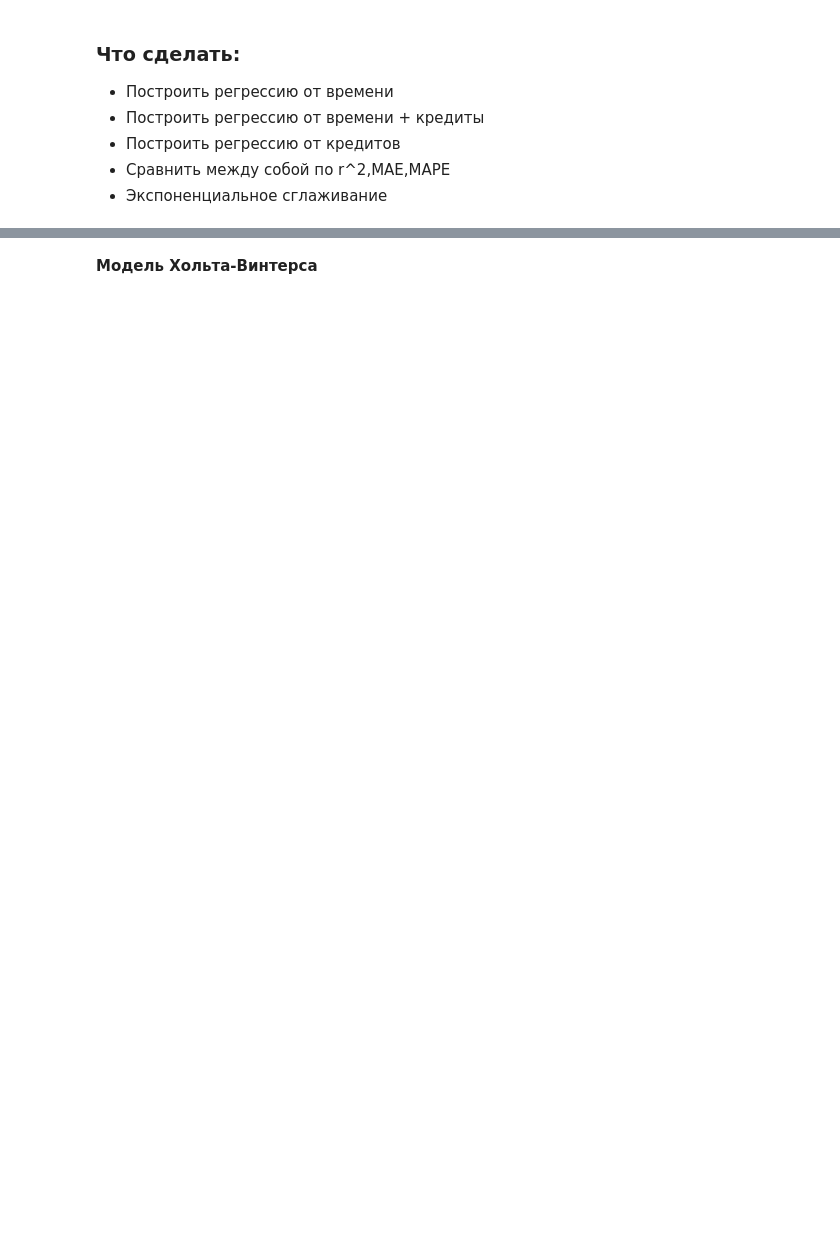
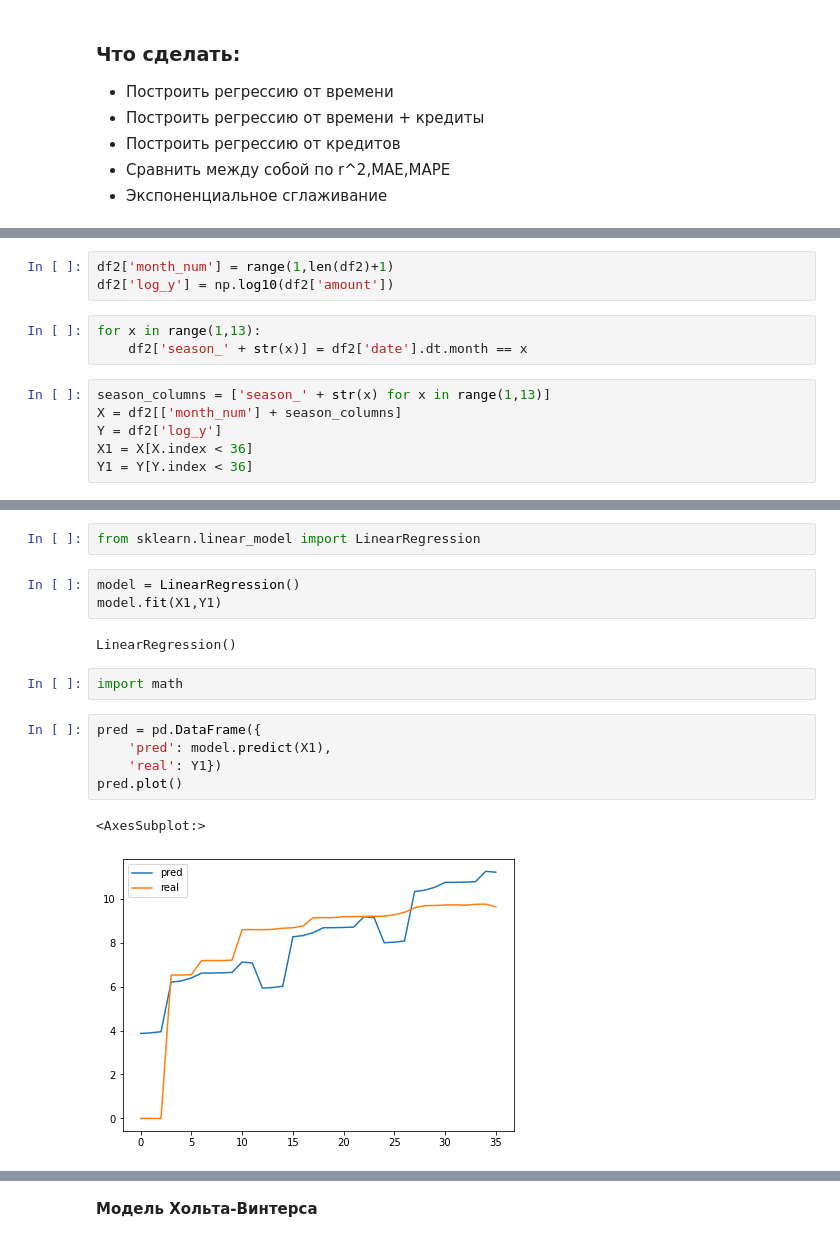
Before and after one commit to lisa2271/Praktika, a Jupyter notebook: praktika.ipynb, the cells around one changed output, grey strips where cells are left out. Cells and saved outputs as stored; diff of their text form; blank space fills up the shorter version.

```diff
--- a/praktika.ipynb
+++ b/praktika.ipynb
@@ -234,0 +257,12 @@ plot_acf(stl.resid)
+# %%
+df2['month_num'] = range(1,len(df2)+1)
+df2['log_y'] = np.log10(df2['amount'])
+# %%
+for x in range(1,13):
+    df2['season_' + str(x)] = df2['date'].dt.month == x
+# %%
+season_columns = ['season_' + str(x) for x in range(1,13)]
+X = df2[['month_num'] + season_columns]
+Y = df2['log_y']
+X1 = X[X.index < 36]
+Y1 = Y[Y.index < 36]
@@ -234,0 +291,17 @@ plot_acf(stl.resid)
+# %%
+from sklearn.linear_model import LinearRegression
+# %%
+model = LinearRegression()
+model.fit(X1,Y1)
+# %% [output]
+LinearRegression()
+# %%
+import math
+# %%
+pred = pd.DataFrame({
+    'pred': model.predict(X1),
+    'real': Y1})
+pred.plot()
+# %% [output]
+<AxesSubplot:>
+[figure, added]
```
Also changed, not shown: parts of 70 cells of this notebook, 1 other file.
